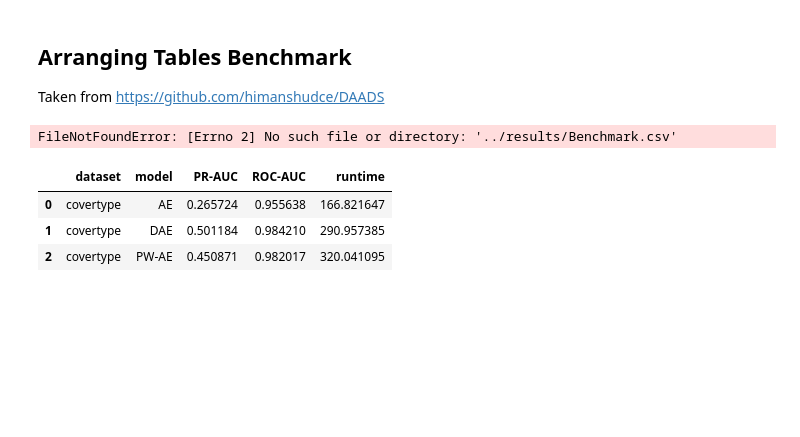
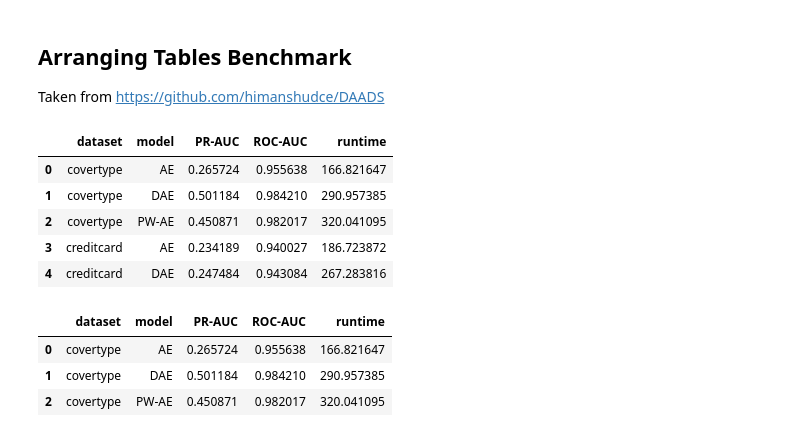
Before and after one commit to ronaldvandenbroek/DAADS, a Jupyter notebook: notebooks/additional_tests.ipynb, the cells around one changed output. Saved outputs shown, nothing was run; the diff lists cells and outputs as text; code cells hidden in the pictures; blank space fills up the shorter version.

```diff
--- a/notebooks/additional_tests.ipynb
+++ b/notebooks/additional_tests.ipynb
@@ -11,11 +11,16 @@ warnings.filterwarnings('ignore')
 ## Arranging Tables Benchmark
 Taken from https://github.com/himanshudce/DAADS
 # %%
-benchmark_csv = pd.read_csv('../results/Benchmark.csv')
+benchmark_csv = pd.read_csv('../results/old_seed/Benchmark.csv')
 benchmark_csv = benchmark_csv[['dataset','model','PR-AUC','ROC-AUC','runtime']]
 benchmark_csv.head()
 # %% [output]
-FileNotFoundError: [Errno 2] No such file or directory: '../results/Benchmark.csv'
+|  | dataset | model | PR-AUC | ROC-AUC | runtime |
+| 0 | covertype | AE | 0.265724 | 0.955638 | 166.821647 |
+| 1 | covertype | DAE | 0.501184 | 0.984210 | 290.957385 |
+| 2 | covertype | PW-AE | 0.450871 | 0.982017 | 320.041095 |
+| 3 | creditcard | AE | 0.234189 | 0.940027 | 186.723872 |
+| 4 | creditcard | DAE | 0.247484 | 0.943084 | 267.283816 |
 # %%
 # model sorted list similar to paper
 sorter = ['ILOF','HST','RRCF','xStream','Kit-Net','AE','DAE','PW-AE']
```
Also changed, not shown: parts of 3 cells of this notebook, 29 other files.
